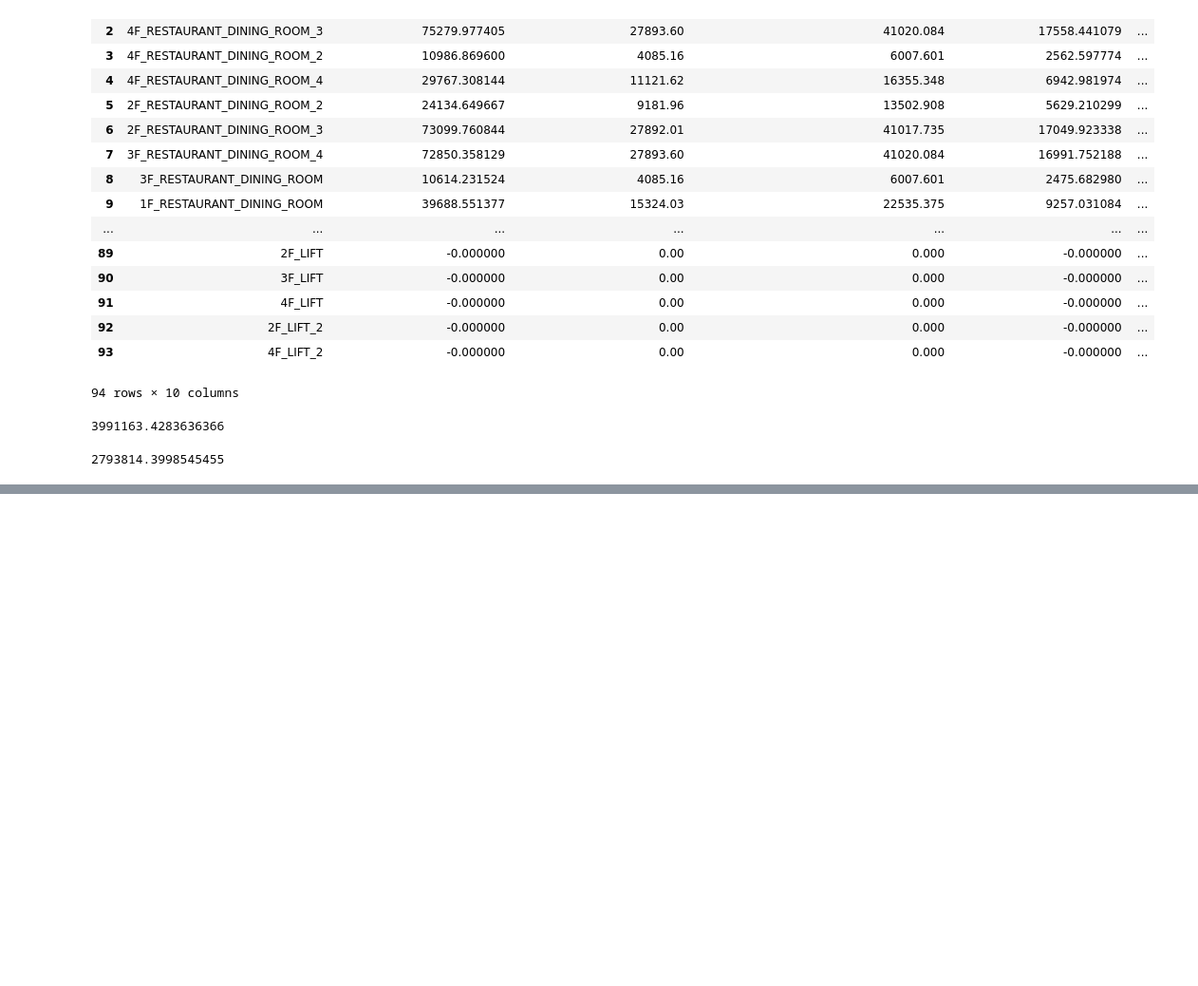
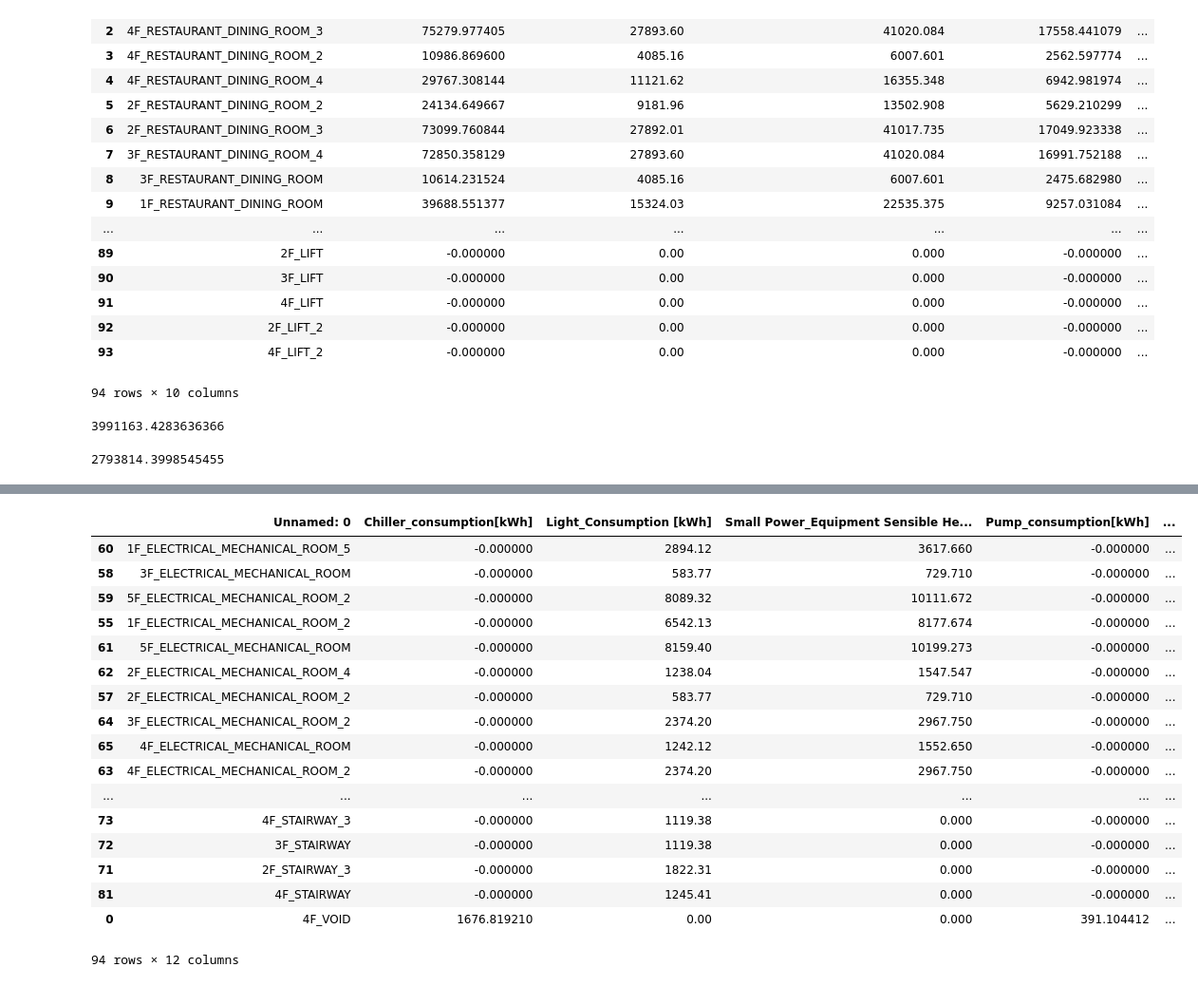
Before and after one commit to jerfouillou/eb-report, a Jupyter notebook: PART 1/PART 1.ipynb, the cells around one changed output, grey strips where cells are left out. Shown: that part at 95% size. Cells and saved outputs as stored; diff of their text form; code cells hidden in the pictures; blank space fills up the shorter version.

```diff
--- a/PART 1/PART 1.ipynb
+++ b/PART 1/PART 1.ipynb
@@ -106,2 +95,41 @@ STAIRWAY
 # %%
-df.apply(test())
+df["test"]=df["Unnamed: 0"].apply(test,txt="LIFT")
+# %%
+def test3(keyword):
+    temp=keyword.split("_")
+    try:
+        temp1=temp[1]
+    except:
+        temp1="NA"
+    return  temp1
+# %%
+def test3(keyword):
+    temp=keyword.split("_")
+    try:
+        temp1=temp[1]
+    except:
+        temp1="NA"
+    return  temp1
+# %%
+df["temp"]=df["Unnamed: 0"].apply(test3)
+# %%
+df.sort_values(by=["temp"])
+# %% [output]
+|  | Unnamed: 0 | Chiller_consumption[kWh] | Light_Consumption [kWh] | Small Power_Equipment Sensible He... | Pump_consumption[kWh] | ... |
+| 60 | 1F_ELECTRICAL_MECHANICAL_ROOM_5 | -0.000000 | 2894.12 | 3617.660 | -0.000000 | ... |
+| 58 | 3F_ELECTRICAL_MECHANICAL_ROOM | -0.000000 | 583.77 | 729.710 | -0.000000 | ... |
+| 59 | 5F_ELECTRICAL_MECHANICAL_ROOM_2 | -0.000000 | 8089.32 | 10111.672 | -0.000000 | ... |
+| 55 | 1F_ELECTRICAL_MECHANICAL_ROOM_2 | -0.000000 | 6542.13 | 8177.674 | -0.000000 | ... |
+| 61 | 5F_ELECTRICAL_MECHANICAL_ROOM | -0.000000 | 8159.40 | 10199.273 | -0.000000 | ... |
+| 62 | 2F_ELECTRICAL_MECHANICAL_ROOM_4 | -0.000000 | 1238.04 | 1547.547 | -0.000000 | ... |
+| 57 | 2F_ELECTRICAL_MECHANICAL_ROOM_2 | -0.000000 | 583.77 | 729.710 | -0.000000 | ... |
+| 64 | 3F_ELECTRICAL_MECHANICAL_ROOM_2 | -0.000000 | 2374.20 | 2967.750 | -0.000000 | ... |
+| 65 | 4F_ELECTRICAL_MECHANICAL_ROOM | -0.000000 | 1242.12 | 1552.650 | -0.000000 | ... |
+| 63 | 4F_ELECTRICAL_MECHANICAL_ROOM_2 | -0.000000 | 2374.20 | 2967.750 | -0.000000 | ... |
+| ... | ... | ... | ... | ... | ... | ... |
+| 73 | 4F_STAIRWAY_3 | -0.000000 | 1119.38 | 0.000 | -0.000000 | ... |
+| 72 | 3F_STAIRWAY | -0.000000 | 1119.38 | 0.000 | -0.000000 | ... |
+| 71 | 2F_STAIRWAY_3 | -0.000000 | 1822.31 | 0.000 | -0.000000 | ... |
+| 81 | 4F_STAIRWAY | -0.000000 | 1245.41 | 0.000 | -0.000000 | ... |
+| 0 | 4F_VOID | 1676.819210 | 0.00 | 0.000 | 391.104412 | ... |
+94 rows × 12 columns
```
Also changed, not shown: parts of 6 cells of this notebook.
